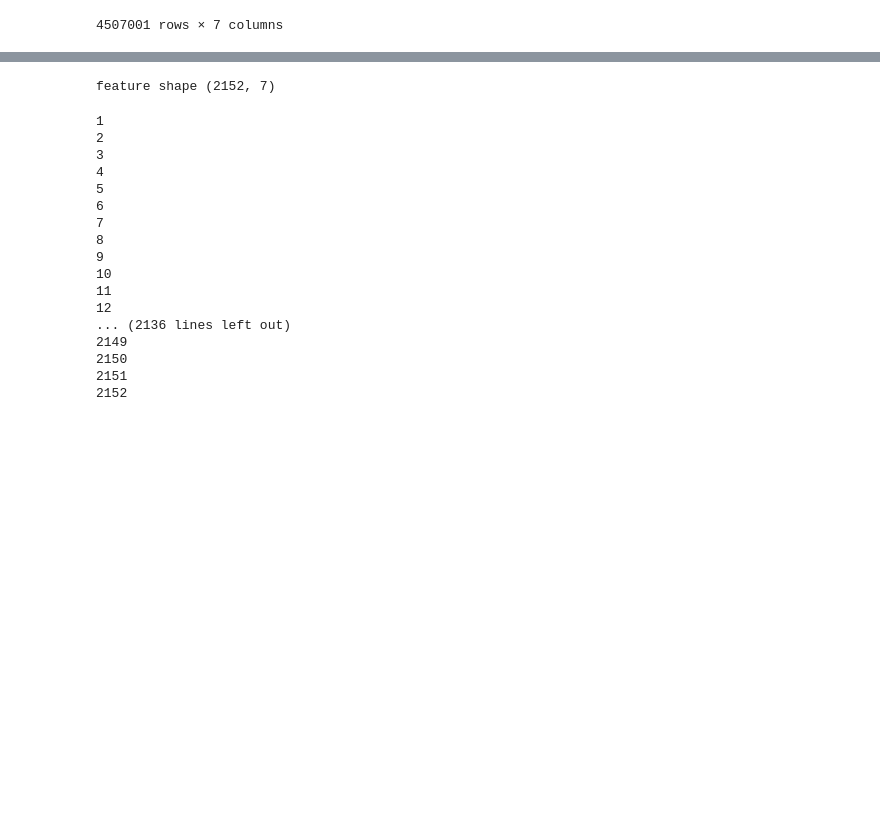
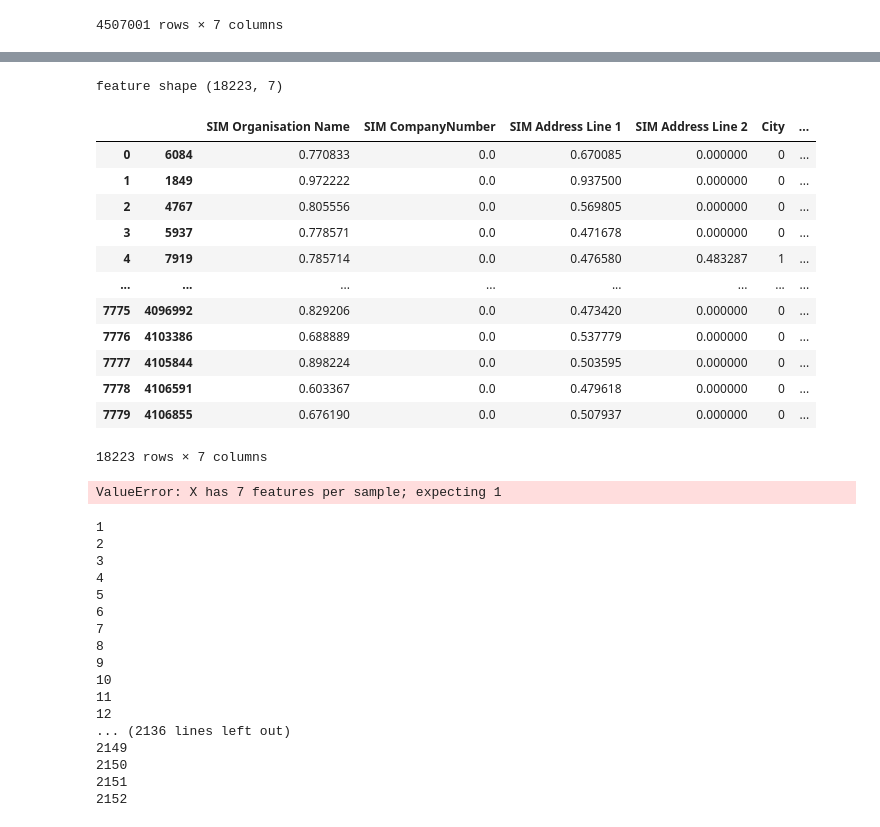
Before and after one commit to jacksim588/Record-Linkage, a Jupyter notebook: General-RL 1.1.ipynb, the cells around one changed output, grey strips where cells are left out. Drawn from its saved outputs; the diff is of its cells as text; code cells hidden in the pictures; blank space fills up the shorter version.

Commit message:
bug with running model

```diff
--- a/General-RL 1.1.ipynb
+++ b/General-RL 1.1.ipynb
@@ -156,18 +183,43 @@ MultiIndex([(  0,   48925),
 # %%
 comparer = rl.Compare()
-comparer.add(String('Normalised Organisation Name', 'Normalised Names', method='jarowinkler',label='SIM Organisation Name'))
-comparer.add(String(LF_CNU, 'CompanyNumber', method='jarowinkler',label='SIM CompanyNumber'))
+comparer.add(String('Normalised Organisation Name', 'Normalised Names', method='jarowinkler',label='SIM Organisation Name'))#pass
+comparer.add(String('Company/Charity Number', 'CompanyNumber', method='jarowinkler',label='SIM CompanyNumber'))
 comparer.add(String(LF_A1, 'RegAddress#AddressLine1', method='jarowinkler',label='SIM Address Line 1'))
 comparer.add(String(LF_A2, 'RegAddress#AddressLine2', method='jarowinkler',label='SIM Address Line 2'))
 comparer.add(Exact(LF_CITY, 'RegAddress#PostTown', label='City'))
 comparer.add(Exact(LF_COUNTY, 'RegAddress#County', label='County'))
-comparer.add(Exact(LF_PC, 'RegAddress#PostCode', label='Post Code'))
+comparer.add(Exact('Postal Code', 'RegAddress#PostCode', label='Post Code'))#fail
 
 
 features = comparer.compute(candidate_links, df_LW, df_BCD)
 print('feature shape', features.shape)
 # %% [output]
-feature shape (2152, 7)
+feature shape (18223, 7)
+# %%
+features
+# %% [output]
+|  |  | SIM Organisation Name | SIM CompanyNumber | SIM Address Line 1 | SIM Address Line 2 | City | ... |
+| 0 | 6084 | 0.770833 | 0.0 | 0.670085 | 0.000000 | 0 | ... |
+| 1 | 1849 | 0.972222 | 0.0 | 0.937500 | 0.000000 | 0 | ... |
+| 2 | 4767 | 0.805556 | 0.0 | 0.569805 | 0.000000 | 0 | ... |
+| 3 | 5937 | 0.778571 | 0.0 | 0.471678 | 0.000000 | 0 | ... |
+| 4 | 7919 | 0.785714 | 0.0 | 0.476580 | 0.483287 | 1 | ... |
+| ... | ... | ... | ... | ... | ... | ... | ... |
+| 7775 | 4096992 | 0.829206 | 0.0 | 0.473420 | 0.000000 | 0 | ... |
+| 7776 | 4103386 | 0.688889 | 0.0 | 0.537779 | 0.000000 | 0 | ... |
+| 7777 | 4105844 | 0.898224 | 0.0 | 0.503595 | 0.000000 | 0 | ... |
+| 7778 | 4106591 | 0.603367 | 0.0 | 0.479618 | 0.000000 | 0 | ... |
+| 7779 | 4106855 | 0.676190 | 0.0 | 0.507937 | 0.000000 | 0 | ... |
+18223 rows × 7 columns
+# %%
+from sklearn import svm
+
+
+with open(r'C:\Users\jacks\Documents\GitHub\Record-Linkage\Models\RL_M6_SVM.pkl', 'rb') as file:
+    model = pickle.load(file)
+output = model.predict(features)
+# %% [output]
+ValueError: X has 7 features per sample; expecting 1
 # %%
 features_columns = ['SIM Organisation Name','SIM CompanyNumber','SIM Address Line 1','SIM Address Line 2','Exact City','Exact County','Exact Post Code']
 LW_columns = (df_LW.columns.values)
```
Also changed, not shown: parts of 8 cells of this notebook.
